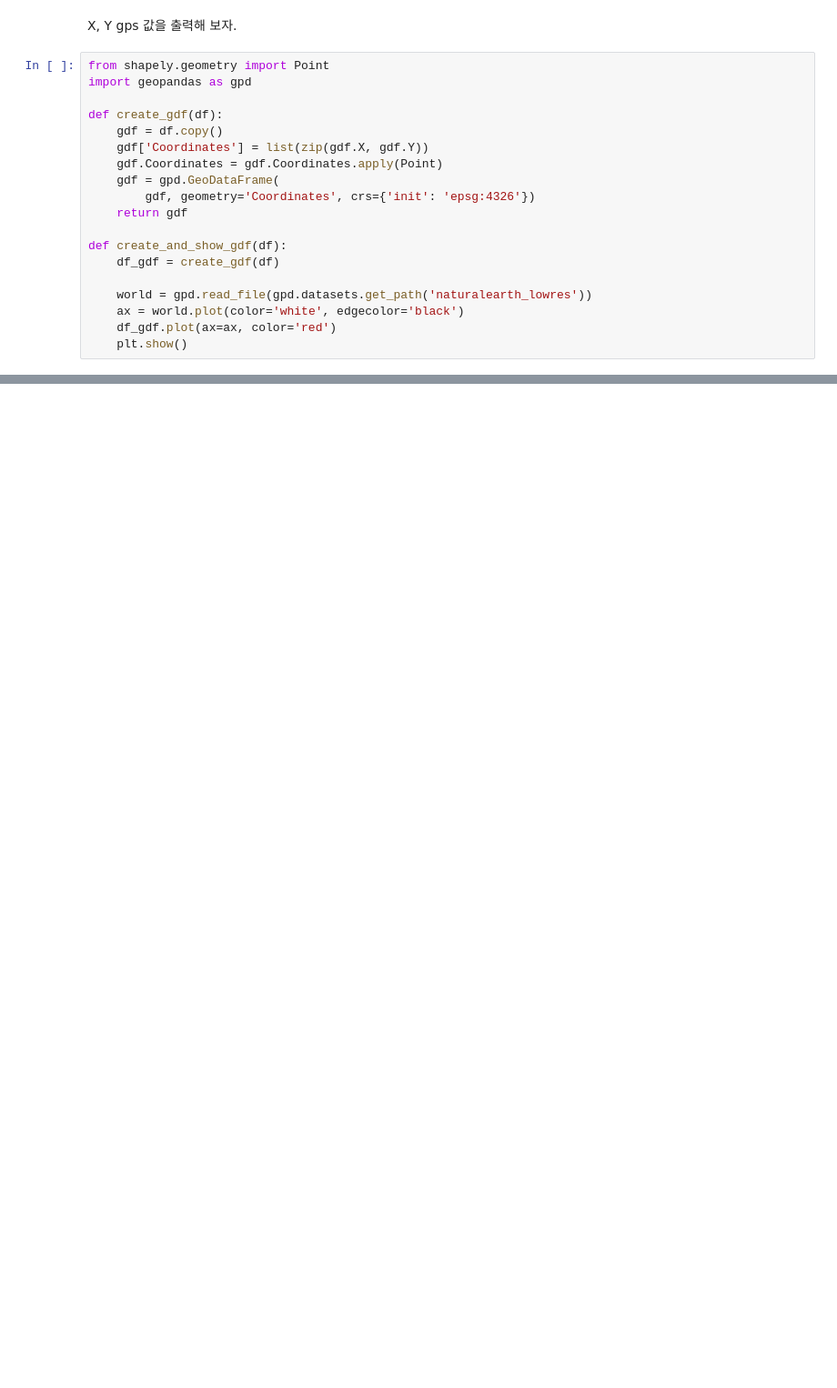
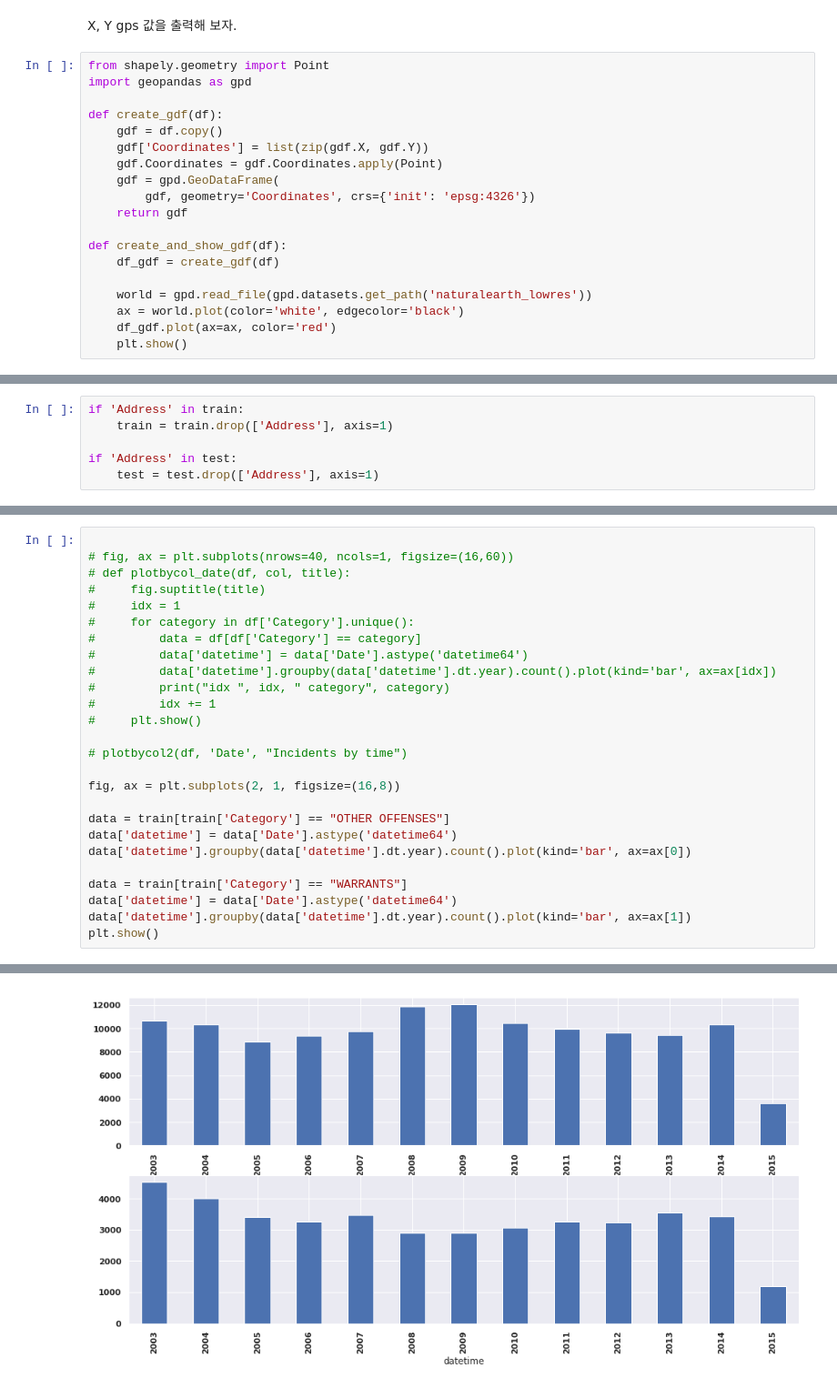
Before and after one commit to vincenthanna/bundang_pangyo_mldl_study_kaggle, a Jupyter notebook: sf_crime/src/sf_crime.ipynb, the cells around one changed output, grey strips where cells are left out. Shown: that part at 91% size. Drawn from its saved outputs; the diff is of its cells as text; blank space fills up the shorter version.

```diff
--- a/sf_crime/src/sf_crime.ipynb
+++ b/sf_crime/src/sf_crime.ipynb
@@ -207,0 +323,6 @@ train['Address'].unique().size
+# %%
+if 'Address' in train:
+    train = train.drop(['Address'], axis=1)
+
+if 'Address' in test:
+    test = test.drop(['Address'], axis=1)
@@ -207,0 +350,27 @@ train['Address'].unique().size
+# %%
+
+# fig, ax = plt.subplots(nrows=40, ncols=1, figsize=(16,60))
+# def plotbycol_date(df, col, title):
+#     fig.suptitle(title)
+#     idx = 1
+#     for category in df['Category'].unique():
+#         data = df[df['Category'] == category]
+#         data['datetime'] = data['Date'].astype('datetime64')
+#         data['datetime'].groupby(data['datetime'].dt.year).count().plot(kind='bar', ax=ax[idx])
+#         print("idx ", idx, " category", category)
+#         idx += 1
+#     plt.show()
+
+# plotbycol2(df, 'Date', "Incidents by time")
+
+fig, ax = plt.subplots(2, 1, figsize=(16,8))
+
+data = train[train['Category'] == "OTHER OFFENSES"]
+data['datetime'] = data['Date'].astype('datetime64')
+data['datetime'].groupby(data['datetime'].dt.year).count().plot(kind='bar', ax=ax[0])
+
+data = train[train['Category'] == "WARRANTS"]
+data['datetime'] = data['Date'].astype('datetime64')
+data['datetime'].groupby(data['datetime'].dt.year).count().plot(kind='bar', ax=ax[1])
+plt.show()
+# %% [output]
@@ -207,0 +385 @@ train['Address'].unique().size
+[figure, added]
```
Also changed, not shown: parts of 38 cells of this notebook.
